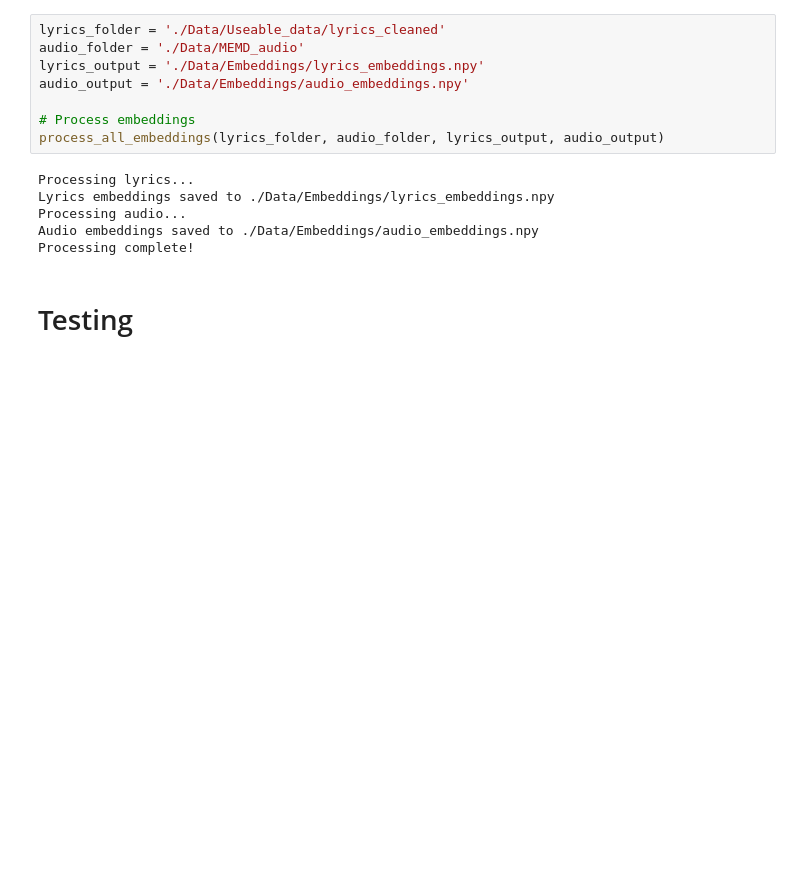
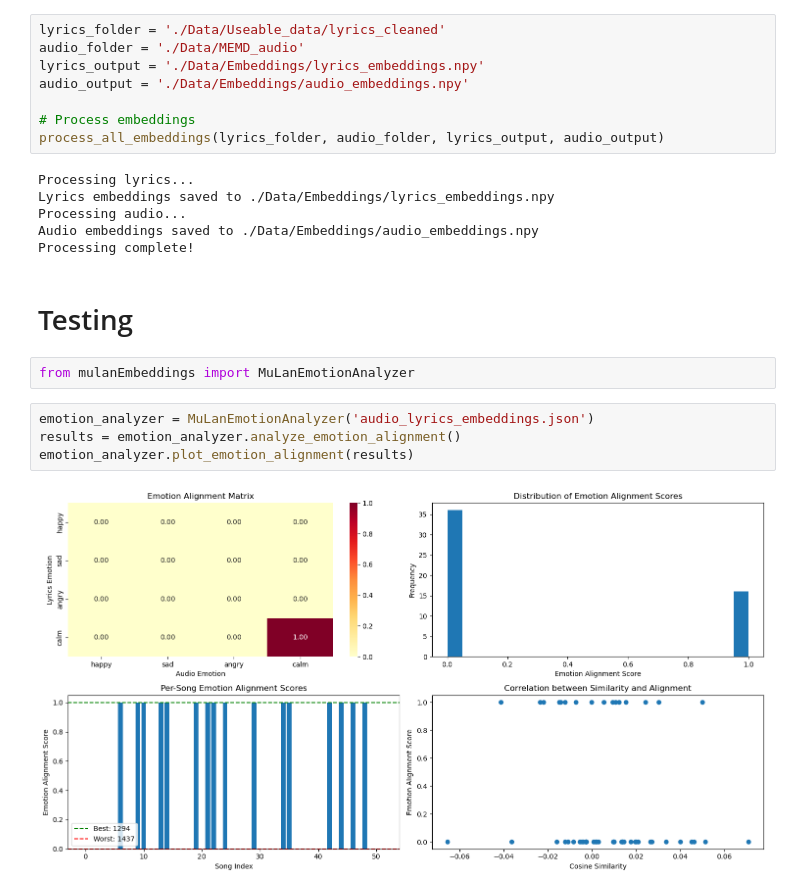
Before and after one commit to Ranvirsv/Emotion_Analysis_Music-Lyrics, a Jupyter notebook: Final_Project.ipynb, the cells around one changed output. Drawn from its saved outputs; the diff is of its cells as text; blank space fills up the shorter version.

```diff
--- a/Final_Project.ipynb
+++ b/Final_Project.ipynb
@@ -296,3 +296,11 @@ Audio embeddings saved to ./Data/Embeddings/audio_embeddings.npy
 Processing complete!
 # %% [markdown]
 # Testing
+# %%
+from mulanEmbeddings import MuLanEmotionAnalyzer
+# %%
+emotion_analyzer = MuLanEmotionAnalyzer('audio_lyrics_embeddings.json')
+results = emotion_analyzer.analyze_emotion_alignment()
+emotion_analyzer.plot_emotion_alignment(results)
+# %% [output]
+[figure, added]
```
Also changed, not shown: parts of 1 cell of this notebook, 2 other files.
